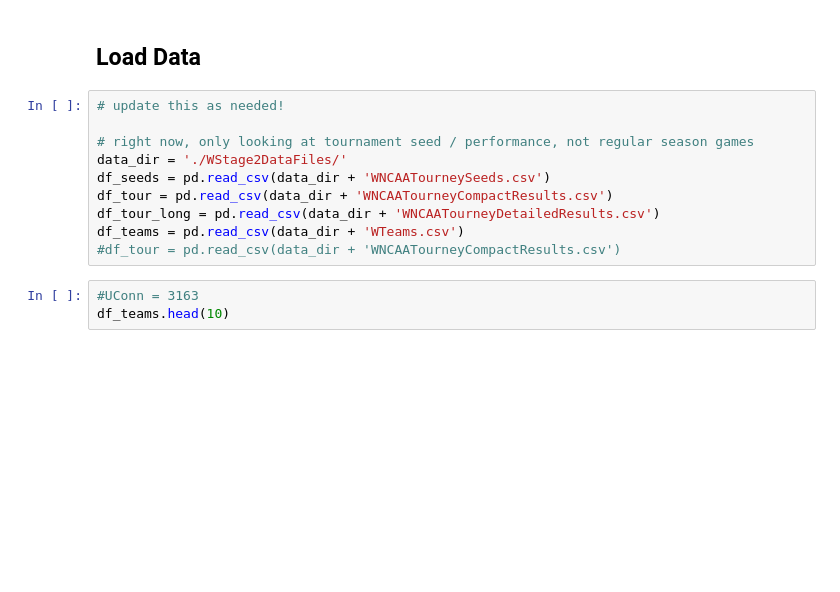
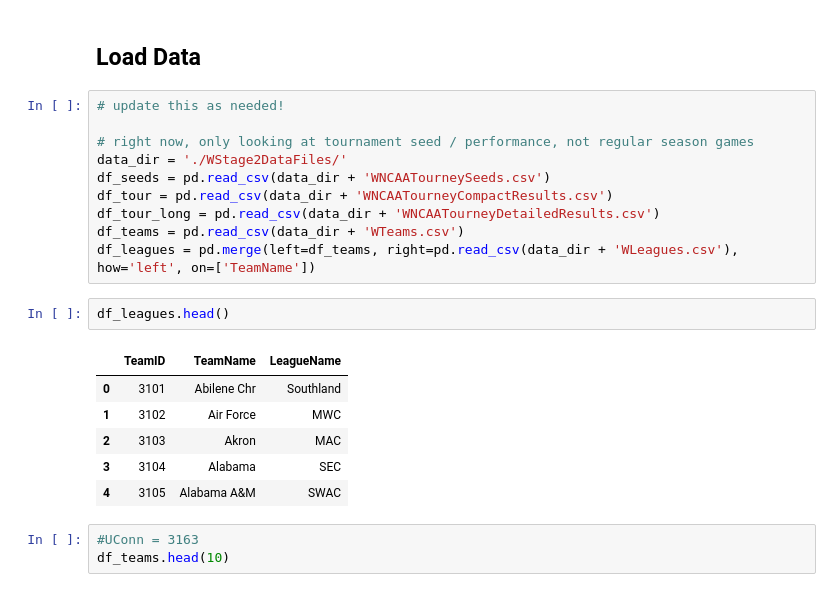
Before and after one commit to Dedomena-exerevnitis/mids-w207-kaggle, a Jupyter notebook: W207_Final_Tourney.ipynb, the cells around one changed output. Cells and saved outputs as stored; diff of their text form; blank space fills up the shorter version.

```diff
--- a/W207_Final_Tourney.ipynb
+++ b/W207_Final_Tourney.ipynb
@@ -38,7 +38,16 @@ df_seeds = pd.read_csv(data_dir + 'WNCAATourneySeeds.csv')
 df_tour = pd.read_csv(data_dir + 'WNCAATourneyCompactResults.csv')
 df_tour_long = pd.read_csv(data_dir + 'WNCAATourneyDetailedResults.csv')
 df_teams = pd.read_csv(data_dir + 'WTeams.csv')
-#df_tour = pd.read_csv(data_dir + 'WNCAATourneyCompactResults.csv')
+df_leagues = pd.merge(left=df_teams, right=pd.read_csv(data_dir + 'WLeagues.csv'), how='left', on=['TeamName'])
+# %%
+df_leagues.head()
+# %% [output]
+|  | TeamID | TeamName | LeagueName |
+| 0 | 3101 | Abilene Chr | Southland |
+| 1 | 3102 | Air Force | MWC |
+| 2 | 3103 | Akron | MAC |
+| 3 | 3104 | Alabama | SEC |
+| 4 | 3105 | Alabama A&M | SWAC |
 # %%
 #UConn = 3163
 df_teams.head(10)
```
Also changed, not shown: parts of 9 cells of this notebook.
